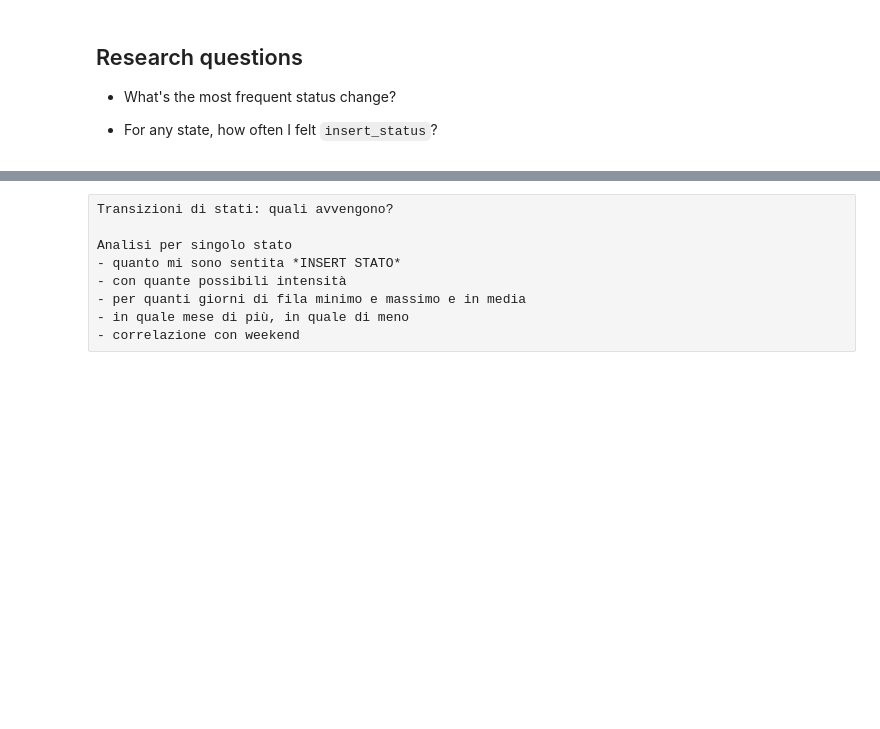
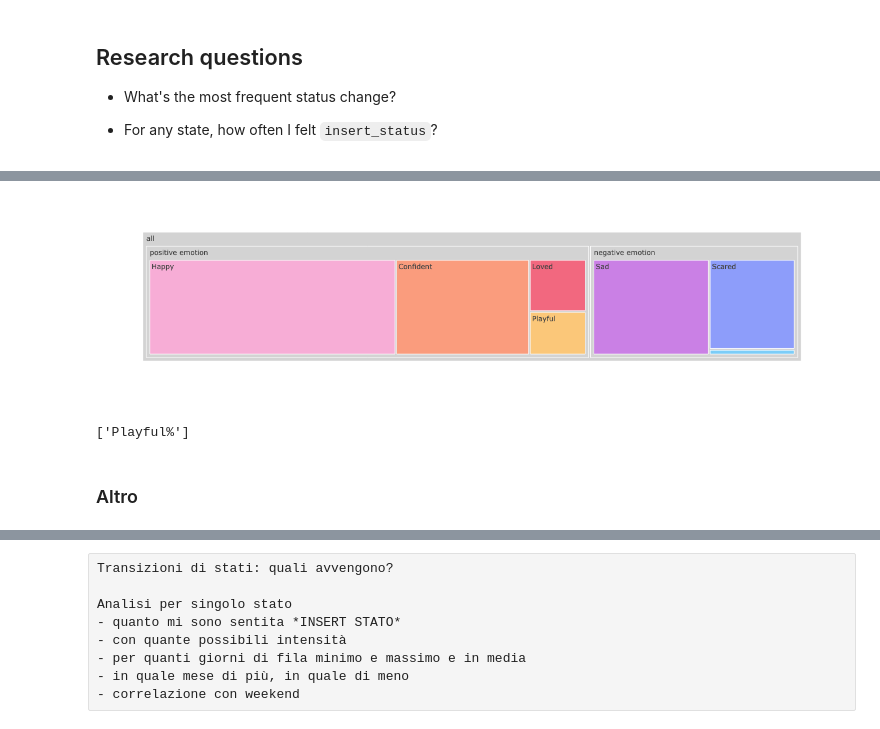
Before and after one commit to martidossi/pixel_year_app, a Jupyter notebook: dataviz.ipynb, the cells around one changed output, grey strips where cells are left out. Drawn from its saved outputs; the diff is of its cells as text; code cells hidden in the pictures; blank space fills up the shorter version.

```diff
--- a/dataviz.ipynb
+++ b/dataviz.ipynb
@@ -192,0 +428,4 @@ plt.show()
+# %%
+dict_emotion_color_extended = dict_emotion_color
+dict_emotion_color_extended.update({'(?)': 'lightgray'})
+dict_emotion_color_extended
@@ -192,0 +445,21 @@ plt.show()
+# %%
+fig = px.treemap(
+    df_n_days,
+    path=[px.Constant("all"), 'emotion_type', 'emotion'],
+    values='value',
+    color='emotion',
+    color_discrete_map=dict_emotion_color_extended
+)
+fig.update_traces(marker=dict(cornerradius=10))
+fig.data[0].hovertemplate = '%{label}<br>number of days: %{value}'
+fig.show()
+# %% [output]
+[figure, added]
+# %%
+old_labels=fig.data[0].labels
+new_labels=[f"{ol}%"  for ol  in old_labels[:-10]]
+new_labels
+# %% [output]
+['Playful%']
+# %% [markdown]
+### Altro
```
Also changed, not shown: parts of 36 cells of this notebook, 11 other files.
